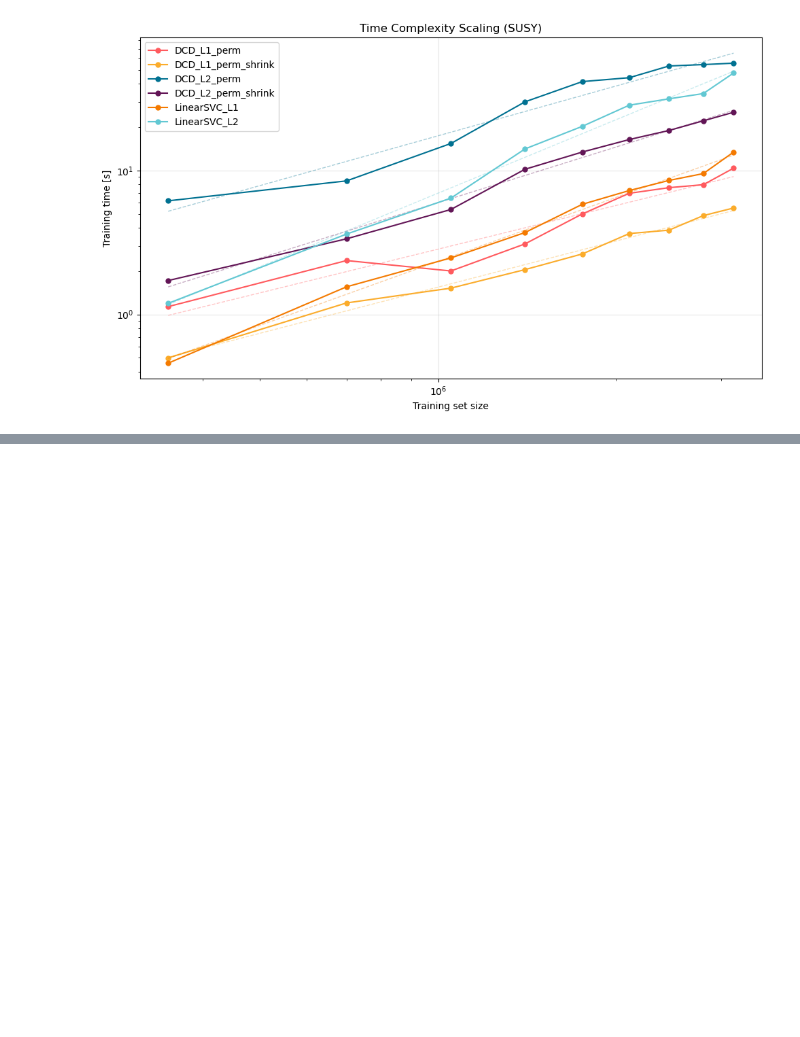
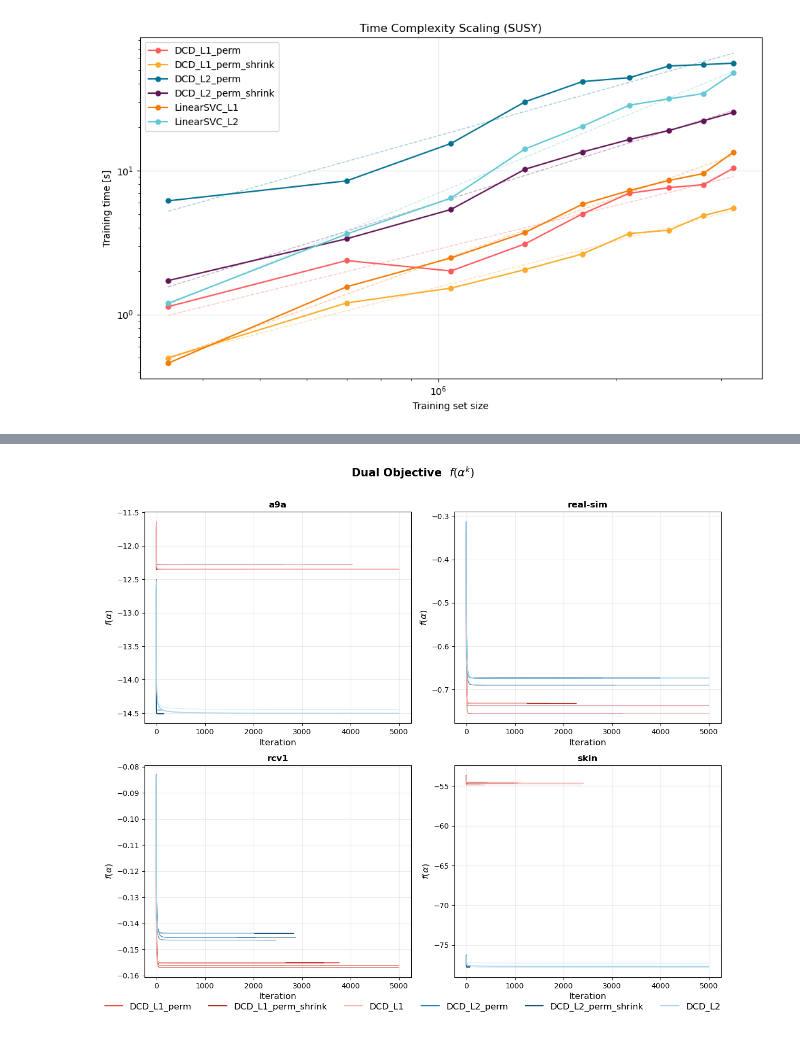
Before and after one commit to xxkaro/CoordinateDescentforDualSVM, a Jupyter notebook: code/visualisations.ipynb, the cells around one changed output, grey strips where cells are left out. Cells and saved outputs as stored; diff of their text form; code cells hidden in the pictures; blank space fills up the shorter version.

```diff
--- a/code/visualisations.ipynb
+++ b/code/visualisations.ipynb
@@ -400,0 +543,32 @@ plt.show()
+# %%
+def plot_dual_obj(conv_data, datasets):
+    fig, axes = _setup_grid(datasets,
+                            "Dual Objective  $f(\\alpha^k)$")
+    for ax, ds in zip(axes, datasets):
+        if ds not in conv_data:
+            ax.text(0.5, 0.5, f"{ds}\n(no data)", transform=ax.transAxes,
+                    ha="center", va="center", fontsize=11, color="#999")
+            ax.set_title(ds, fontsize=11)
+            continue
+        methods = conv_data[ds]
+        for m in _sorted_methods(methods):
+            c = METHOD_COLORS.get(m, "gray")
+            for seed, hist in sorted(methods[m].items()):
+                ax.plot(hist["dual_obj"], color=c,
+                        alpha=SEED_ALPHA[seed], linewidth=SEED_LW[seed])
+        ax.set_xlabel("Iteration", fontsize=12)
+        ax.set_ylabel("$f(\\alpha)$", fontsize=12)
+        ax.set_title(ds, fontsize=12, fontweight="bold")
+        ax.grid(True, alpha=0.25)
+        ax.tick_params(labelsize=10)
+    _all = {}
+    for ds in datasets:
+        if ds in conv_data:
+            _all.update(conv_data[ds])
+    _add_fig_legend(fig, _all)
+    fig.tight_layout()
+
+
+plot_dual_obj(conv_data, datasets)
+# %% [output]
+[figure, added]
```
Also changed, not shown: parts of 8 cells of this notebook, 3 other files.
